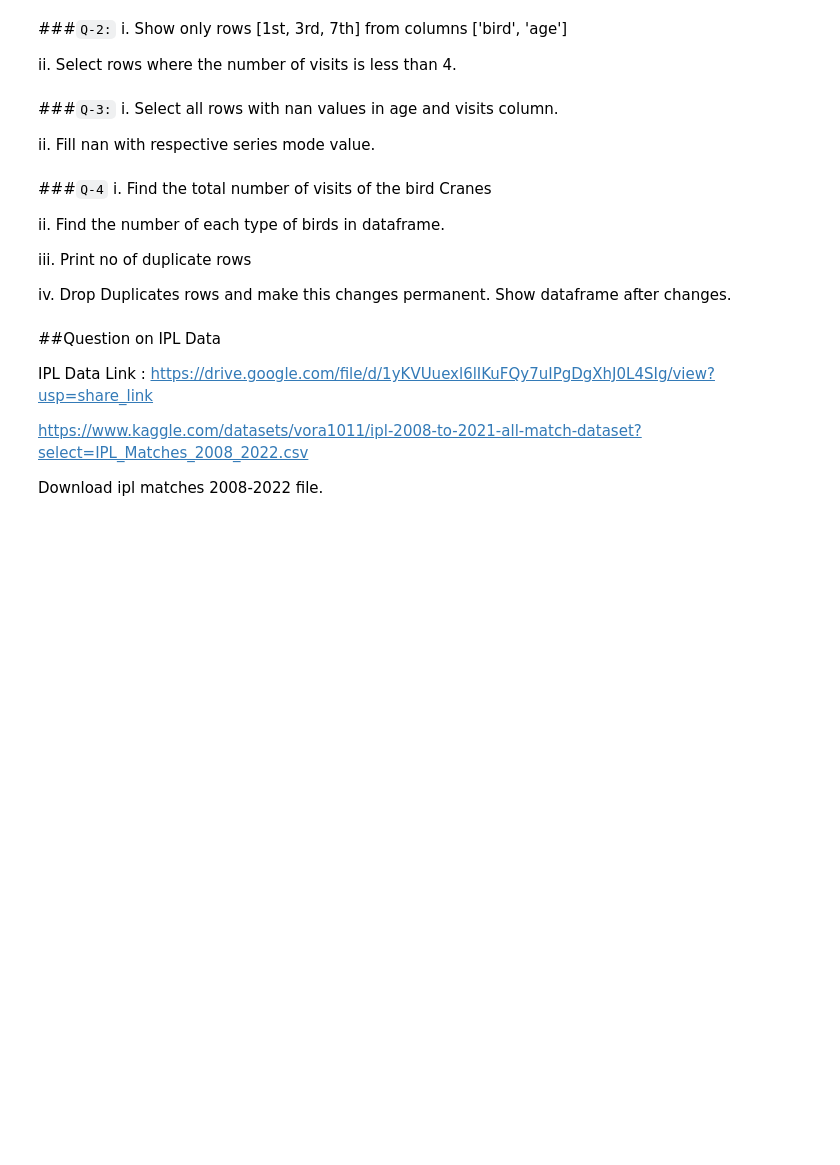
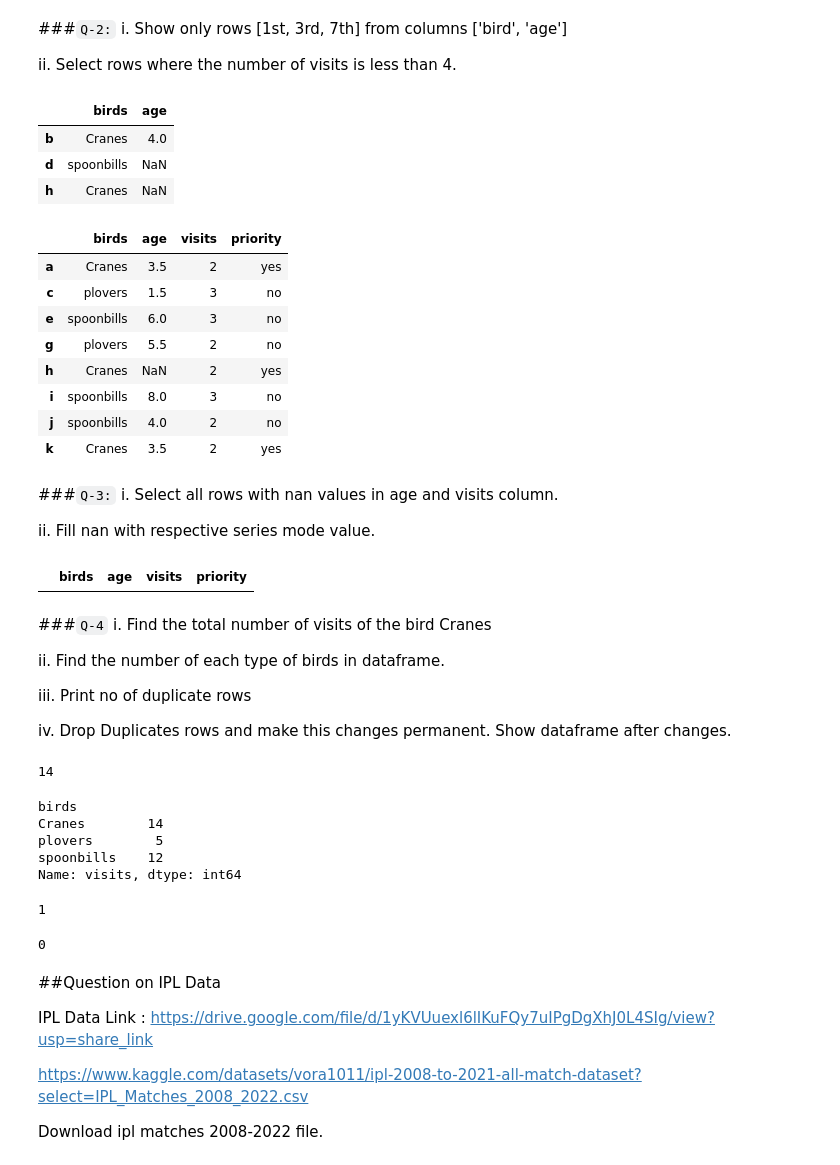
Before and after one commit to hemant087/3_Pandas, a Jupyter notebook: 17_tasks.ipynb, the cells around one changed output. Saved outputs shown, nothing was run; the diff lists cells and outputs as text; code cells hidden in the pictures; blank space fills up the shorter version.

````diff
--- a/17_tasks.ipynb
+++ b/17_tasks.ipynb
@@ -13,6 +26,11 @@ data = {'birds': ['Cranes', 'Cranes', 'plovers', 'spoonbills', 'spoonbills', 'Cr
 ```
 labels = ['a', 'b', 'c', 'd', 'e', 'f', 'g', 'h', 'i', 'j', 'k']
 ```
+# %%
+data = {'birds': ['Cranes', 'Cranes', 'plovers', 'spoonbills', 'spoonbills', 'Cranes', 'plovers', 'Cranes', 'spoonbills', 'spoonbills', 'Cranes'],
+        'age': [3.5, 4, 1.5, np.nan, 6, 3, 5.5, np.nan, 8, 4, 3.5], 'visits': [2, 4, 3, 4, 3, 4, 2, 2, 3, 2, 2],
+        'priority': ['yes', 'yes', 'no', np.nan, 'no', 'no', 'no', 'yes', 'no', 'no','yes']}
+labels = ['a', 'b', 'c', 'd', 'e', 'f', 'g', 'h', 'i', 'j', 'k']
 # %% [markdown]
 ###`Q-1:`
 i. Create a DataFrame birds from the above dictionary data which has the index labels.
@@ -20,3 +38,6 @@ i. Create a DataFrame birds from the above dictionary data which has the index l
 ii. Display basic information about the dataFrame.
 
 iii. Show Alternate rows of the dataframe.
+# %%
+df = pd.DataFrame(data=data,index=labels)
+df.head()
@@ -29,6 +92,24 @@ i. Show only rows [1st, 3rd, 7th] from columns ['bird', 'age']
 ii. Select rows where the number of visits is less than 4.
 # %%
 # code here
+df.iloc[[1,3,7],[0,1]]
+# %% [output]
+|  | birds | age |
+| b | Cranes | 4.0 |
+| d | spoonbills | NaN |
+| h | Cranes | NaN |
+# %%
+df[df['visits']<4]
+# %% [output]
+|  | birds | age | visits | priority |
+| a | Cranes | 3.5 | 2 | yes |
+| c | plovers | 1.5 | 3 | no |
+| e | spoonbills | 6.0 | 3 | no |
+| g | plovers | 5.5 | 2 | no |
+| h | Cranes | NaN | 2 | yes |
+| i | spoonbills | 8.0 | 3 | no |
+| j | spoonbills | 4.0 | 2 | no |
+| k | Cranes | 3.5 | 2 | yes |
 # %% [markdown]
 ###`Q-3:`
 i. Select all rows with nan values in age and visits column.
@@ -39,3 +118,9 @@ ii. Fill nan with respective series mode value.
+# %%
+# code here
+df[np.isnan(df['age']) & np.isnan(df['visits'])]
+# df.isnull().sum()
+# %% [output]
+|  | birds | age | visits | priority |
 # %% [markdown]
 ###`Q-4`
 i. Find the total number of visits of the bird Cranes
@@ -47,3 +132,22 @@ iii. Print no of duplicate rows
 iv. Drop Duplicates rows and make this changes permanent. Show dataframe after changes.
 # %%
 # code here
+df[df['birds'] == "Cranes"]['visits'].sum()
+# %% [output]
+14
+# %%
+# ii. Find the number of each type of birds in dataframe.
+
+df.groupby("birds")["visits"].sum()
+# %% [output]
+birds
+Cranes        14
+plovers        5
+spoonbills    12
+Name: visits, dtype: int64
+# %%
+# iii. Print no of duplicate rows
+
+df[df.duplicated()].shape[0]
+# %% [output]
+1
@@ -50,3 +158,7 @@ iv. Drop Duplicates rows and make this changes permanent. Show dataframe after c
+# %%
+df[df.duplicated()].shape[0]
+# %% [output]
+0
 # %% [markdown]
 ##Question on IPL Data
 
````
Also changed, not shown: parts of 24 cells of this notebook, 13 other files.
